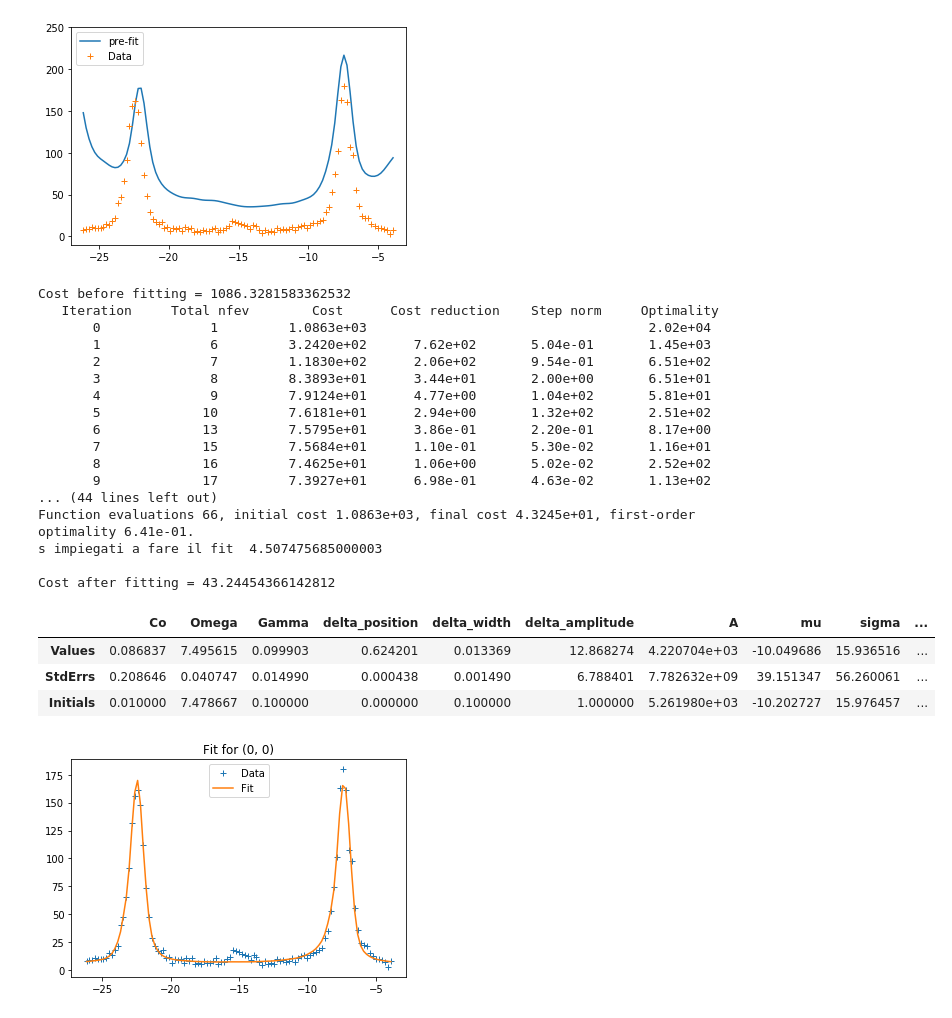
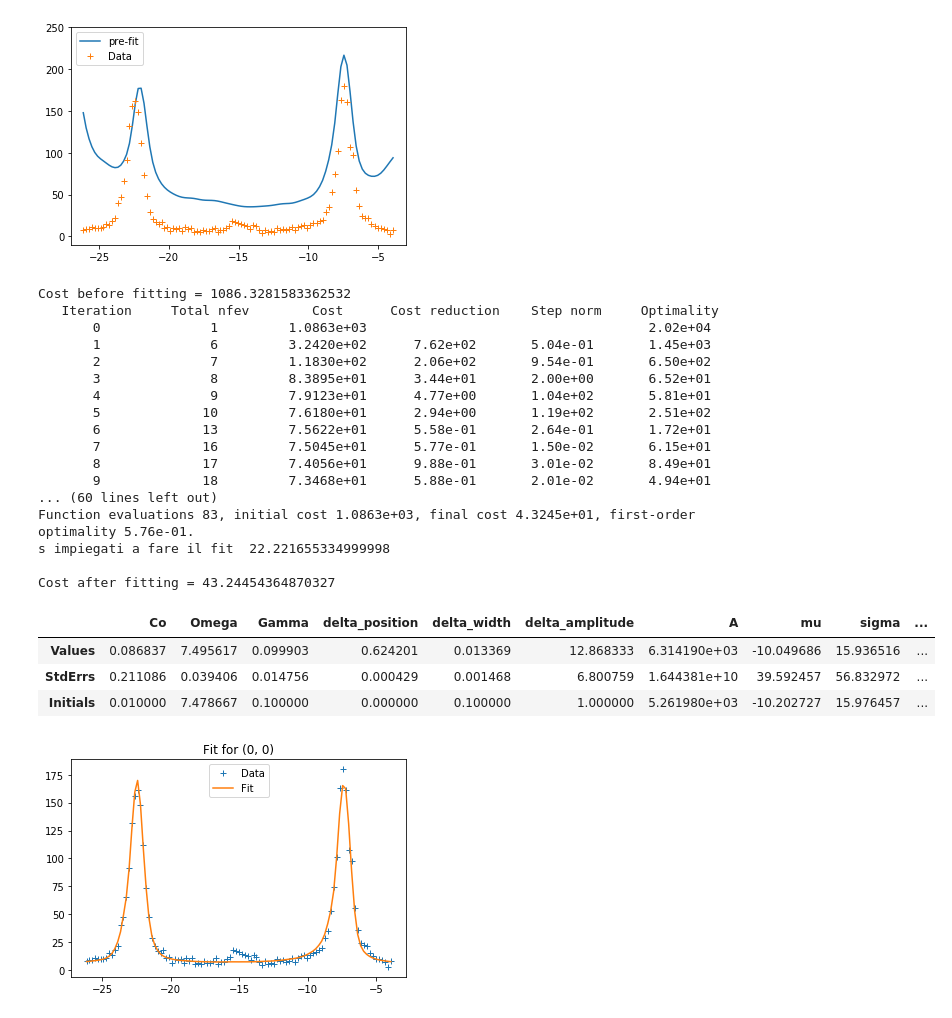
Before and after one commit to flautodipan/Python_Libraries, a Jupyter notebook: Experimentum_single.ipynb, the cells around one changed output. Saved outputs shown, nothing was run; the diff lists cells and outputs as text; code cells hidden in the pictures.

```diff
--- a/Experimentum_single.ipynb
+++ b/Experimentum_single.ipynb
@@ -42,9 +42,7 @@ dist_01 = 37
 dist_23 = 34
 #markov_fit
 recover_markov = False
-#percents_markov     =   ('positive', 0.2, 'positive', np.inf, 'positive', 'positive', 0.2, 0.2, 0.2,  np.inf, np.inf)
-percents_markov     =   ('positive', 0.2, 'positive', np.inf, 'positive', 'positive', 0.1, 0.01, 0.001,  np.inf, np.inf)
-percents_markov_smart     =   ('positive', 0.2, 'positive', np.inf, 'positive', 0.3, 0.05, .05, np.inf, np.inf)
+rules_markov_bound     =   ('positive', 0.2, 'positive', [-2,2], 'positive', 'positive', 0.2, 0.015, 0.0025, 'inf', 'inf')
 
 #tot fit
 percents_tot        = (0.2, 0.1, 0.5, 'positive', 'positive', 0.15,  0.15, 0.15, np.inf, np.inf)
@@ -57,6 +55,17 @@ cols        = ('Co', 'Omega', 'Gamma', 'Delta', 'tau', 'delta_position',  'delta
 cols_mark   = ('Co', 'Omega', 'Gamma', 'delta_position', 'delta_width',  'delta_amplitude', 'A', 'mu', 'sigma', 'shift', 'offset')
 cols_real   = ('Co', 'Omega', 'Gamma', 'Delta', 'tau', 'delta_position', 'delta_width', 'delta_amplitude','shift', 'offset')
 cols_gauss  = ( 'A', 'mu', 'sigma')
+
+#markov_fit
+p0_normal = np.array([ 1.07378474e-01,  7.57148558e+00,  1.49128813e-01,  1.19015861e-01,
+        1.448930518e-01,  8.34614271,  4.79747192e+03, -1.00904973e+01,
+        1.58007162e+01,  2.11019859e-01, -3.10388495e-01])
+p0_brillouin = np.array([ 1.07378474e-01,  7.57148558e+00,  1.49128813e-01,  1.19015861e-01,
+        1.48930518e-01,  2.34614271e-01,  4.79747192e+03, -1.00904973e+01,
+        1.58007162e+01,  2.11019859e-01, -3.10388495e-01])
+p0_almost = np.array([ 1.07186924e-01,  7.63051819e+00,  1.33280055e-01,  1.97510814e+00,
+        5.09986043e-01,  1.66616101e+00,  4.33362727e+03, -1.00496864e+01,
+        1.59365161e+01,  2.77695117e-01,  6.43211621e+00])
 # %%
 #0) importo dati e inizializzo oggetti
 i   =   0
@@ -155,36 +163,38 @@ plt.legend()
 # %%
 #3) fit markoviano
 rules_markov_bound     =   ('positive', 0.2, 'positive', [-2,2], 'positive', 'positive', 0.2, 0.015, 0.0025, 'inf', 'inf')
 
+p0s = [Data.p0[list(cols_mark)].values[0], p0_almost, p0_brillouin, p0_normal]
+Data.Get_Best_p0(p0s, cols_mark)
 Data.Get_cost_markov(Data.p0[list(cols_mark)].values[0], columns = cols_mark)
 print('Cost before fitting = {}'.format(Data.cost_markov))
 Data.Get_Fit_Bounds(rules_markov_bound, cols_mark)
 _= Data.Non_Linear_Least_Squares_Markov(cols_mark, bound = (Data.bounds['down'].values, Data.bounds['up'].values), verbose = 2, max_nfev = 200, fig = True, zoom = False)
 #_ = Data.Non_Linear_Least_Squares_Markov(bound = (Data.bounds['down'].values, Data.bounds['up'].values),  max_nfev = 500)
 Data.Get_cost_markov(Data.Markov_Fit_Params.values[0], columns = cols_mark)
 print('Cost after fitting = {}\n'.format(Data.cost_markov))
 Data.Markov_Fit_Params
 # %% [output]
 Cost before fitting = 1086.3281583362532
    Iteration     Total nfev        Cost      Cost reduction    Step norm     Optimality
        0              1         1.0863e+03                                    2.02e+04
        1              6         3.2420e+02      7.62e+02       5.04e-01       1.45e+03
-       2              7         1.1830e+02      2.06e+02       9.54e-01       6.51e+02
-       3              8         8.3893e+01      3.44e+01       2.00e+00       6.51e+01
-       4              9         7.9124e+01      4.77e+00       1.04e+02       5.81e+01
-       5             10         7.6181e+01      2.94e+00       1.32e+02       2.51e+02
-       6             13         7.5795e+01      3.86e-01       2.20e-01       8.17e+00
-       7             15         7.5684e+01      1.10e-01       5.30e-02       1.16e+01
-       8             16         7.4625e+01      1.06e+00       5.02e-02       2.52e+02
-       9             17         7.3927e+01      6.98e-01       4.63e-02       1.13e+02
-... (44 lines left out)
-Function evaluations 66, initial cost 1.0863e+03, final cost 4.3245e+01, first-order optimality 6.41e-01.
-s impiegati a fare il fit  4.507475685000003
+       2              7         1.1830e+02      2.06e+02       9.54e-01       6.50e+02
+       3              8         8.3895e+01      3.44e+01       2.00e+00       6.52e+01
+       4              9         7.9123e+01      4.77e+00       1.04e+02       5.81e+01
+       5             10         7.6180e+01      2.94e+00       1.19e+02       2.51e+02
+       6             13         7.5622e+01      5.58e-01       2.64e-01       1.72e+01
+       7             16         7.5045e+01      5.77e-01       1.50e-02       6.15e+01
+       8             17         7.4056e+01      9.88e-01       3.01e-02       8.49e+01
+       9             18         7.3468e+01      5.88e-01       2.01e-02       4.94e+01
+... (60 lines left out)
+Function evaluations 83, initial cost 1.0863e+03, final cost 4.3245e+01, first-order optimality 5.76e-01.
+s impiegati a fare il fit  22.221655334999998
 
-Cost after fitting = 43.24454366142812
+Cost after fitting = 43.24454364870327
 |  | Co | Omega | Gamma | delta_position | delta_width | delta_amplitude | A | mu | sigma | ... |
-| Values | 0.086837 | 7.495615 | 0.099903 | 0.624201 | 0.013369 | 12.868274 | 4.220704e+03 | -10.049686 | 15.936516 | ... |
-| StdErrs | 0.208646 | 0.040747 | 0.014990 | 0.000438 | 0.001490 | 6.788401 | 7.782632e+09 | 39.151347 | 56.260061 | ... |
+| Values | 0.086837 | 7.495617 | 0.099903 | 0.624201 | 0.013369 | 12.868333 | 6.314190e+03 | -10.049686 | 15.936516 | ... |
+| StdErrs | 0.211086 | 0.039406 | 0.014756 | 0.000429 | 0.001468 | 6.800759 | 1.644381e+10 | 39.592457 | 56.832972 | ... |
 | Initials | 0.010000 | 7.478667 | 0.100000 | 0.000000 | 0.100000 | 1.000000 | 5.261980e+03 | -10.202727 | 15.976457 | ... |
 [figure]
 # %%
```
Also changed, not shown: parts of 9 cells of this notebook, 2 other files.
